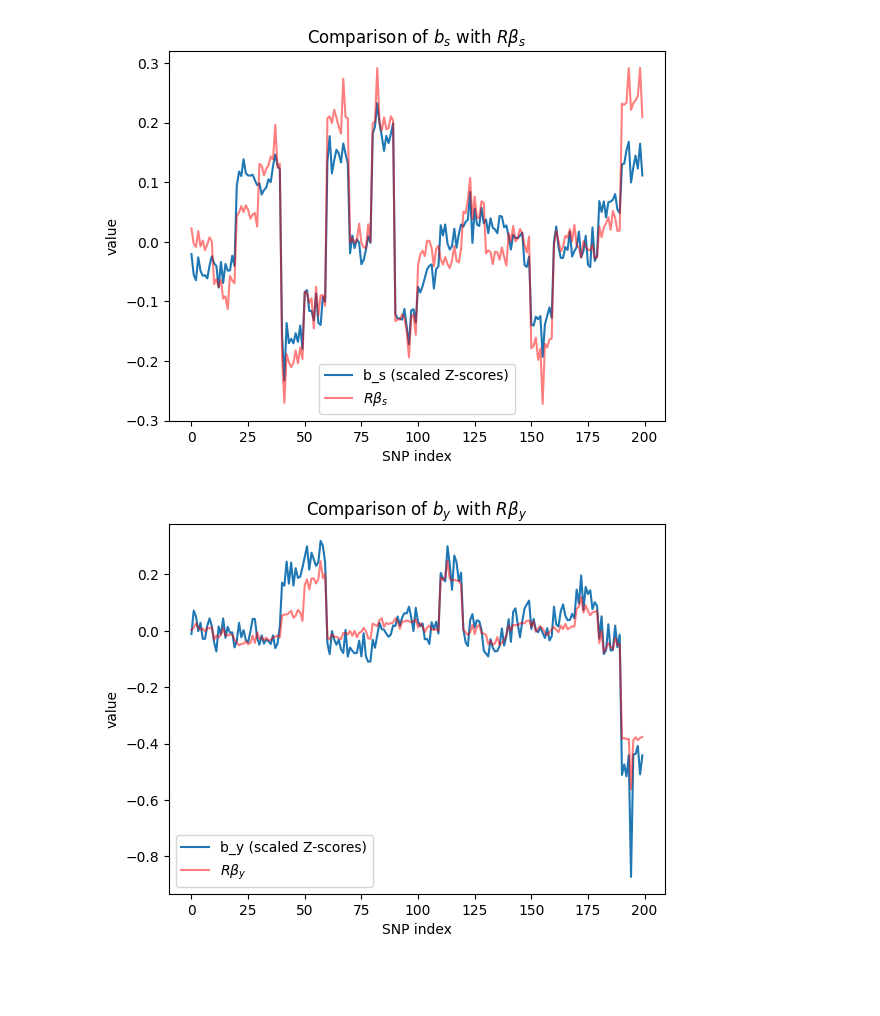
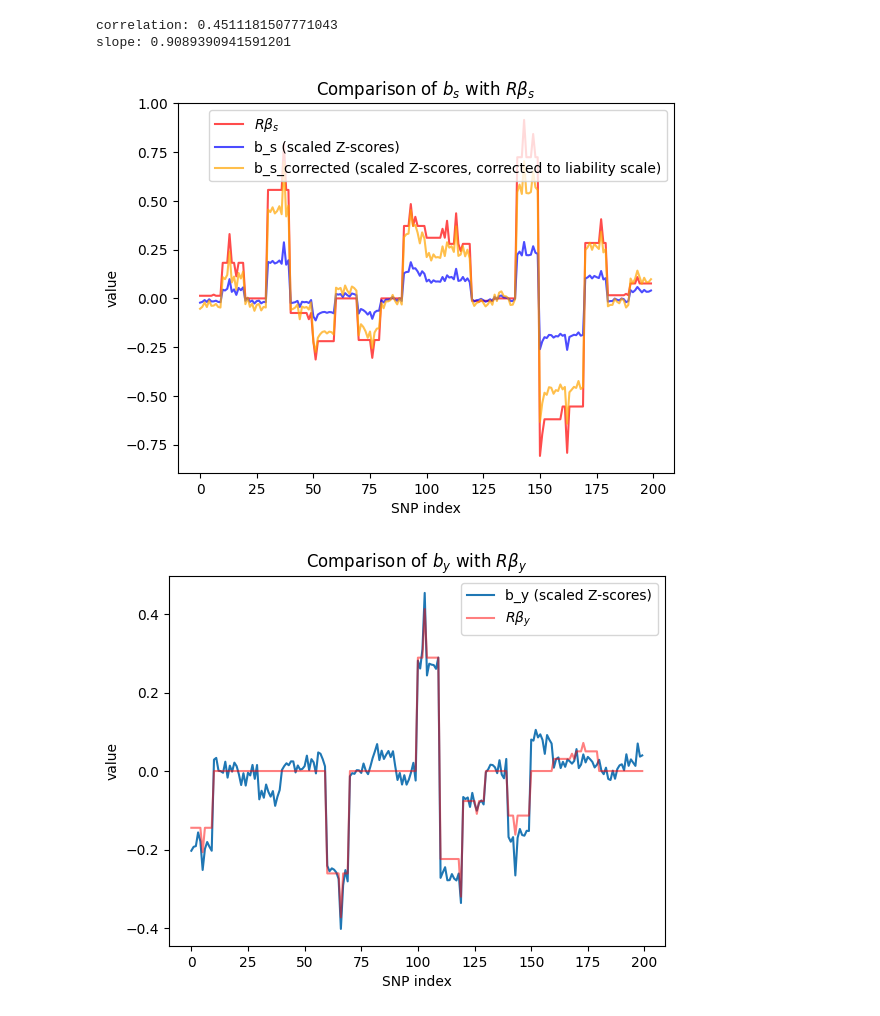
Before and after one commit to mariaestera/heckman_from_gwas, a Jupyter notebook: heckman_example.ipynb, the cells around one changed output. Cells and saved outputs as stored; diff of their text form; code cells hidden in the pictures; blank space fills up the shorter version.

Commit message:
correction of generation data process: now sigma2_s =1 accordingly to probit assumptions. Correction of normalization z-scores to b_s taking into account that Var(s*) = 1+SNR.

```diff
--- a/heckman_example.ipynb
+++ b/heckman_example.ipynb
@@ -6,12 +6,12 @@ reload(sim)
 from gwas import gwas_linear, gwas_probit
 from scipy.stats import norm
 
-n, d = 1_000, 200
+n, d = 5_000, 200
 k = 10
 corr = 0.7
-rho = 0.5
-snr_s = 1
-snr_y = 2
+rho = 0.7
+snr_s = 4
+snr_y = 1
 pi_s = 0.1
 pi_y = 0.05
 p_sel = 0.3
@@ -22,33 +22,57 @@ R = sim.simulate_block_correlation_matrix(d, k, corr)
 
 X = sim.simulate_design_matrix(n, R, intercept = False, rng = rng)
 
-beta_s = sim.beta_heckman(d, R, pi_s, snr_s, rng)
-beta_y = sim.beta_heckman(d, R, pi_y, snr_s, rng)
+beta_s = sim.beta_s(d, R, pi_s, snr_s, rng)
+beta_y, sigma2_y = sim.beta_heckman(d, R, pi_y, snr_y, rng)
 
-s, y, s_star, y_star =  heckman_outcome(X, beta_s, beta_y, sigma2_s, sigma2_y, p_sel, rho, rng = rng)
+s, y, s_star, y_star =  sim.heckman_outcome(X, beta_s, beta_y, sigma2_y, p_sel, rho, snr_s, rng = rng)
 
 b_s = gwas_probit(X, s)[0] / np.sqrt(len(s))
-b_y = gwas_linear(X, y)[0] / np.sqrt(s.sum())
+b_y = gwas_linear(X, y)[0] / np.sqrt(s.sum()) #we assume Var(y) = 1
+# %%
+from scipy.stats import norm
+n_case = s.sum()
+n_control = n - n_case
+n_eff = 4 / (1 / n_case + 1 / n_control)
+
+#K = p_sel
+#t = norm.isf(K)              # liability threshold
+#z = norm.pdf(t)               # N(0,1) density at the threshold
+latent_sd_correction = np.sqrt(1 + snr_s)
+
+# --- raw z-score from probit GWAS ---
+z_s = gwas_probit(X, s)[0]
+
+# --- corrected beta on the liability scale ---
+b_s_corrected = z_s / np.sqrt(n_eff) * latent_sd_correction
+
+# sanity check against the true beta_s used to generate the data
+print("correlation:", np.corrcoef(b_s_corrected, beta_s)[0, 1])
+print("slope:", np.polyfit(beta_s, b_s_corrected, 1)[0])  # should be ~1
+# %% [output]
+correlation: 0.4511181507771043
+slope: 0.9089390941591201
 # %%
 import matplotlib.pyplot as plt
 
 R_hat = np.corrcoef(X, rowvar=False)
-plt.plot(b_s, label="b_s (scaled Z-scores)")
-plt.plot(R_hat @ beta_s , color="red", alpha=0.5, label=r"$R \beta_s$")
+plt.plot(R @ beta_s , color="red", alpha=0.7, label=r"$R \beta_s$")
+plt.plot(b_s, color = "blue", alpha=0.7,label="b_s (scaled Z-scores)")
+plt.plot(b_s_corrected, color = "orange", alpha=0.7, label = "b_s_corrected (scaled Z-scores, corrected to liability scale)")
 plt.legend()
 plt.xlabel("SNP index")
 plt.ylabel("value")
 plt.title(r"Comparison of $b_s$ with $R\beta_s$")
 plt.show()
 
 
 plt.plot(b_y, label="b_y (scaled Z-scores)")
-plt.plot(R_hat @ beta_y, color="red", alpha=0.5, label=r"$R \beta_y$")
+plt.plot(R @ beta_y, color="red", alpha=0.5, label=r"$R \beta_y$")
 plt.legend()
 plt.xlabel("SNP index")
 plt.ylabel("value")
 plt.title(r"Comparison of $b_y$ with $R\beta_y$")
 plt.show()
 # %% [output]
-[figure, old version]
+[figure, new version]
-[figure, old version]
+[figure, new version]
```
Also changed, not shown: parts of 5 cells of this notebook, 2 other files.
